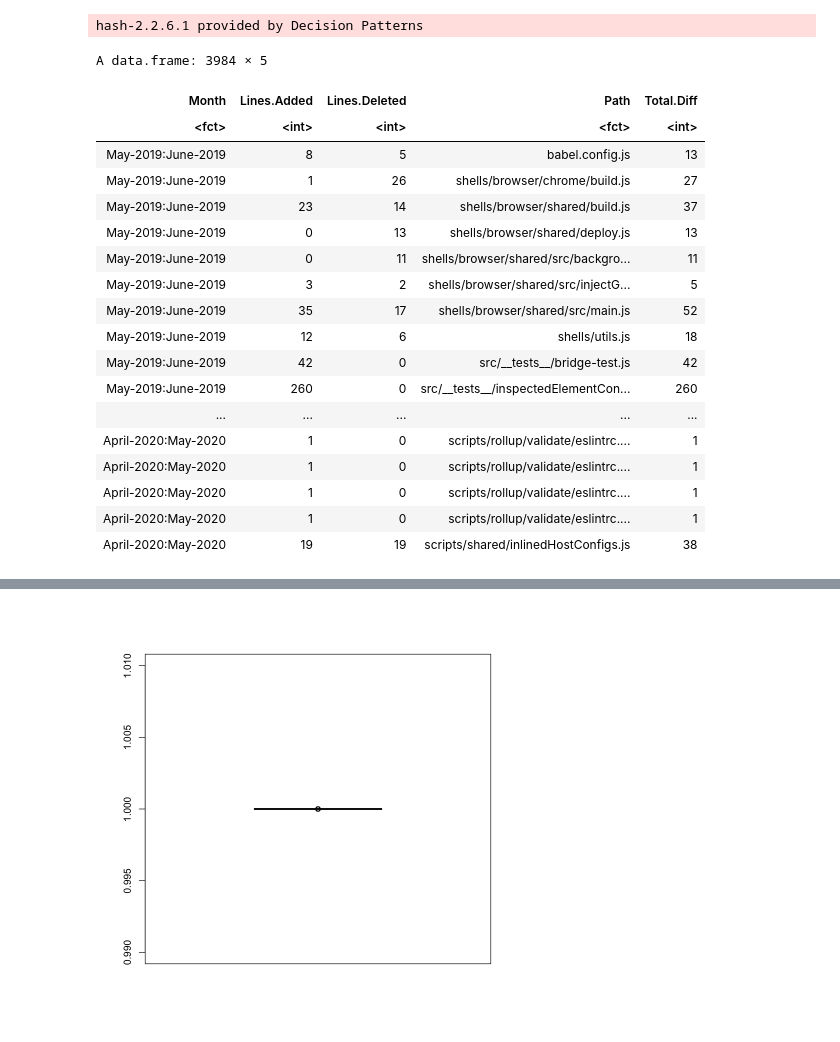
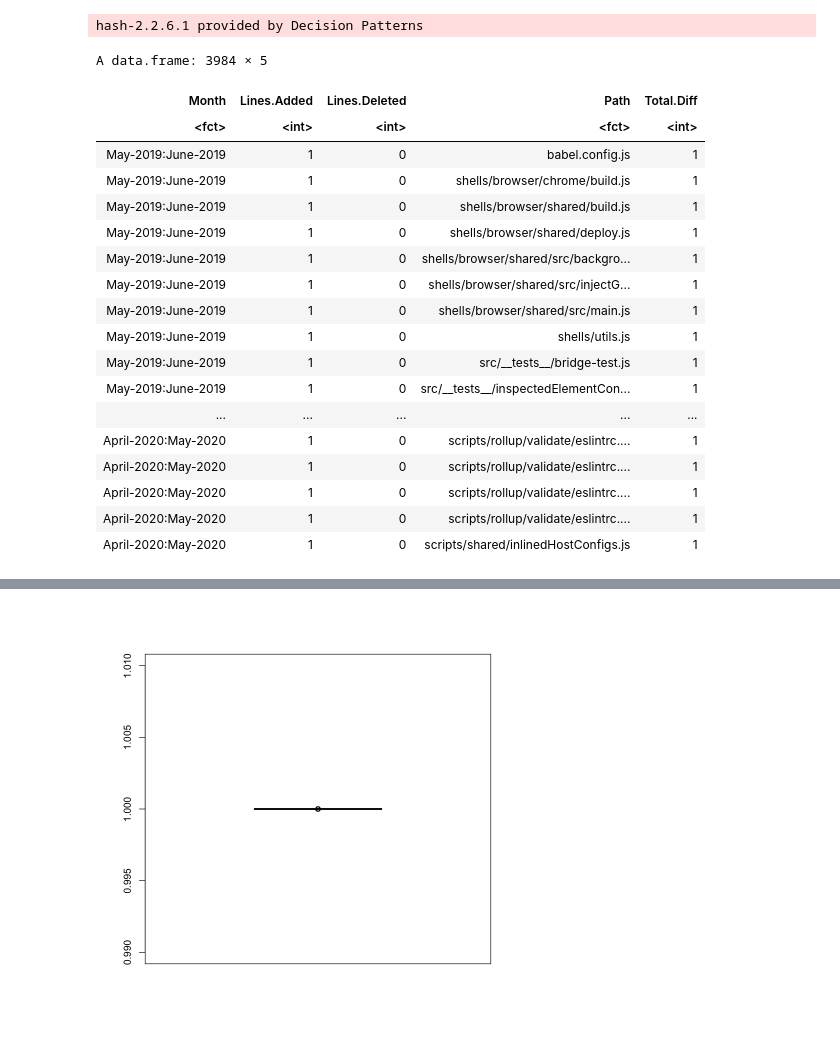
Before and after one commit to kmdupr33/kmdupr33.github.io, a Jupyter notebook: post/are-source-file-diffs-serially-correlated/Are Code Diffs Serially Correlated.ipynb, the cells around one changed output, grey strips where cells are left out. Saved outputs shown, nothing was run; the diff lists cells and outputs as text; code cells hidden in the pictures.

```diff
--- a/post/are-source-file-diffs-serially-correlated/Are Code Diffs Serially Correlated.ipynb
+++ b/post/are-source-file-diffs-serially-correlated/Are Code Diffs Serially Correlated.ipynb
@@ -5,29 +5,29 @@ library(rlist)
 # %% [output]
 hash-2.2.6.1 provided by Decision Patterns
 # %%
-changes <- read.table('./react.txt', header=TRUE)
+changes <- read.table('./react binary diff.txt', header=TRUE)
 changes$Total.Diff <- changes$Lines.Added + changes$Lines.Deleted
 changes
 # %% [output]
 A data.frame: 3984 × 5
 | Month | Lines.Added | Lines.Deleted | Path | Total.Diff |
 | <fct> | <int> | <int> | <fct> | <int> |
-| May-2019:June-2019 | 8 | 5 | babel.config.js | 13 |
-| May-2019:June-2019 | 1 | 26 | shells/browser/chrome/build.js | 27 |
-| May-2019:June-2019 | 23 | 14 | shells/browser/shared/build.js | 37 |
-| May-2019:June-2019 | 0 | 13 | shells/browser/shared/deploy.js | 13 |
-| May-2019:June-2019 | 0 | 11 | shells/browser/shared/src/backgro... | 11 |
-| May-2019:June-2019 | 3 | 2 | shells/browser/shared/src/injectG... | 5 |
-| May-2019:June-2019 | 35 | 17 | shells/browser/shared/src/main.js | 52 |
-| May-2019:June-2019 | 12 | 6 | shells/utils.js | 18 |
-| May-2019:June-2019 | 42 | 0 | src/__tests__/bridge-test.js | 42 |
-| May-2019:June-2019 | 260 | 0 | src/__tests__/inspectedElementCon... | 260 |
+| May-2019:June-2019 | 1 | 0 | babel.config.js | 1 |
+| May-2019:June-2019 | 1 | 0 | shells/browser/chrome/build.js | 1 |
+| May-2019:June-2019 | 1 | 0 | shells/browser/shared/build.js | 1 |
+| May-2019:June-2019 | 1 | 0 | shells/browser/shared/deploy.js | 1 |
+| May-2019:June-2019 | 1 | 0 | shells/browser/shared/src/backgro... | 1 |
+| May-2019:June-2019 | 1 | 0 | shells/browser/shared/src/injectG... | 1 |
+| May-2019:June-2019 | 1 | 0 | shells/browser/shared/src/main.js | 1 |
+| May-2019:June-2019 | 1 | 0 | shells/utils.js | 1 |
+| May-2019:June-2019 | 1 | 0 | src/__tests__/bridge-test.js | 1 |
+| May-2019:June-2019 | 1 | 0 | src/__tests__/inspectedElementCon... | 1 |
 | ... | ... | ... | ... | ... |
 | April-2020:May-2020 | 1 | 0 | scripts/rollup/validate/eslintrc.... | 1 |
 | April-2020:May-2020 | 1 | 0 | scripts/rollup/validate/eslintrc.... | 1 |
 | April-2020:May-2020 | 1 | 0 | scripts/rollup/validate/eslintrc.... | 1 |
 | April-2020:May-2020 | 1 | 0 | scripts/rollup/validate/eslintrc.... | 1 |
-| April-2020:May-2020 | 19 | 19 | scripts/shared/inlinedHostConfigs.js | 38 |
+| April-2020:May-2020 | 1 | 0 | scripts/shared/inlinedHostConfigs.js | 1 |
 # %%
 expected_month <- c(
     'May-2019:June-2019',
```
Also changed, not shown: parts of 1 cell of this notebook, 2 other files.
